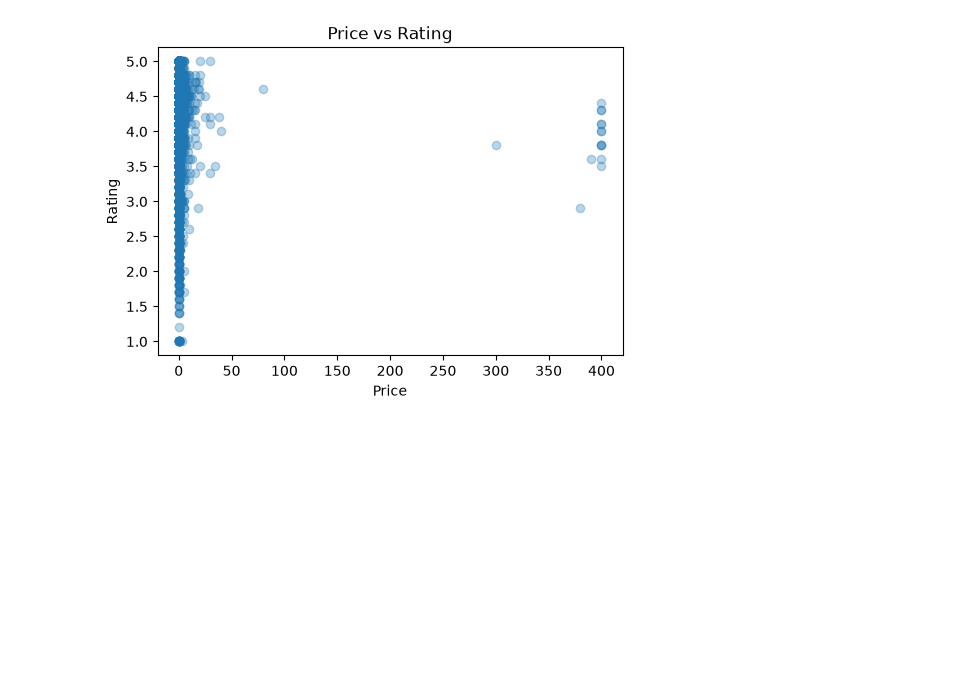
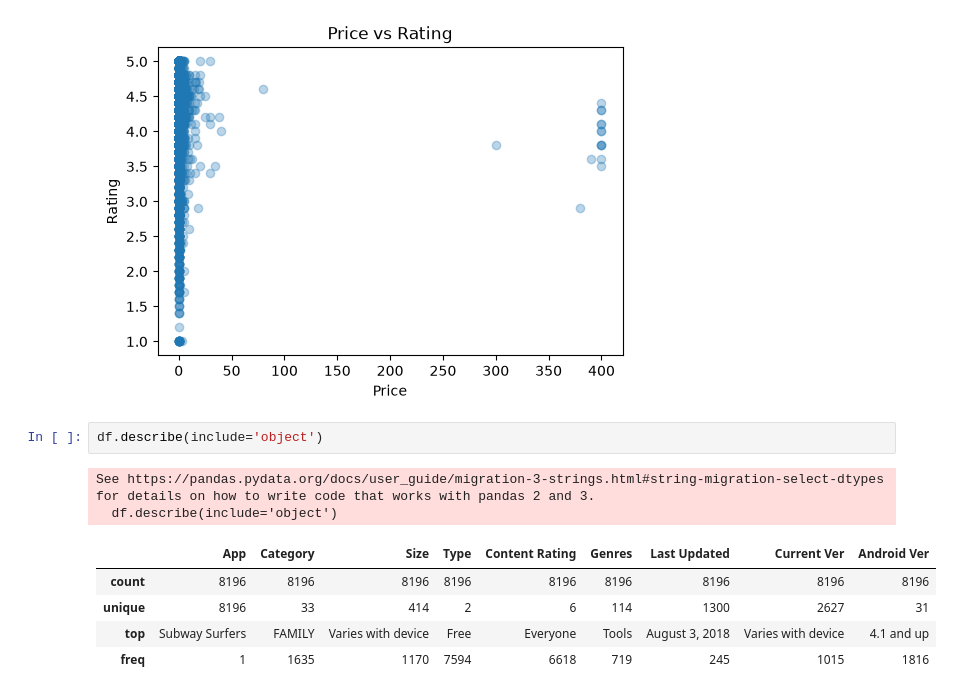
Before and after one commit to CodeRei067/Learn-ml-data-science2, a Jupyter notebook: notebooks/exploration.ipynb, the cells around one changed output. Cells and saved outputs as stored; diff of their text form; blank space fills up the shorter version.

```diff
--- a/notebooks/exploration.ipynb
+++ b/notebooks/exploration.ipynb
@@ -125,3 +125,13 @@ plt.title("Price vs Rating")
 plt.show()
 # %% [output]
 [figure]
+# %%
+df.describe(include='object')
+# %% [output]
+See https://pandas.pydata.org/docs/user_guide/migration-3-strings.html#string-migration-select-dtypes for details on how to write code that works with pandas 2 and 3.
+  df.describe(include='object')
+|  | App | Category | Size | Type | Content Rating | Genres | Last Updated | Current Ver | Android Ver |
+| count | 8196 | 8196 | 8196 | 8196 | 8196 | 8196 | 8196 | 8196 | 8196 |
+| unique | 8196 | 33 | 414 | 2 | 6 | 114 | 1300 | 2627 | 31 |
+| top | Subway Surfers | FAMILY | Varies with device | Free | Everyone | Tools | August 3, 2018 | Varies with device | 4.1 and up |
+| freq | 1 | 1635 | 1170 | 7594 | 6618 | 719 | 245 | 1015 | 1816 |
```
Also changed, not shown: parts of 1 cell of this notebook.
